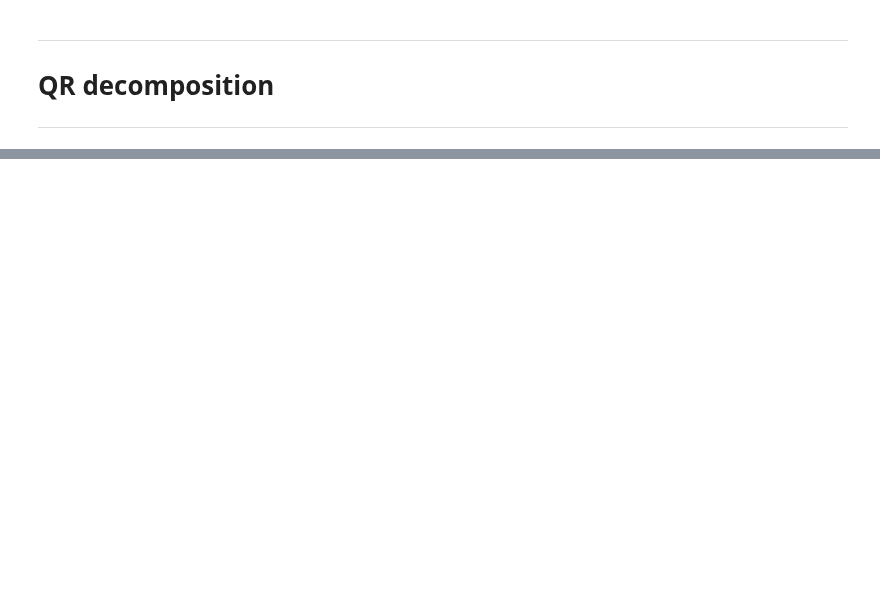
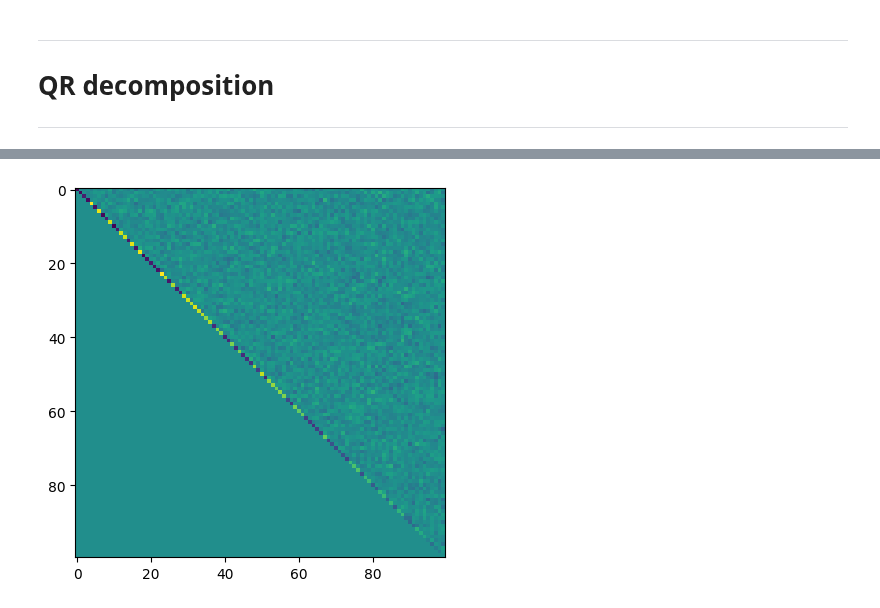
Before and after one commit to SiracencoSerghei/linear_algebra, a Jupyter notebook: 2.8_projection_orthogon/2.8_4_QR_decomposition.ipynb, the cells around one changed output, grey strips where cells are left out. Saved outputs shown, nothing was run; the diff lists cells and outputs as text; code cells hidden in the pictures; blank space fills up the shorter version.

```diff
--- a/2.8_projection_orthogon/2.8_4_QR_decomposition.ipynb
+++ b/2.8_projection_orthogon/2.8_4_QR_decomposition.ipynb
@@ -58,0 +151,16 @@ plt.plot()
+# %%
+# inverse via QR
+
+# generate a Large (e.g., 100) matrix and invert using QR and inv()
+x = 100
+O = np.random.randn(x,x)
+
+# explicit inverse
+Oi = np.linalg.inv(O)
+
+# inverse via QR
+Q,R = np.linalg.qr(O)
+plt.imshow(R)
+plt.show()
+# %% [output]
+[figure, added]
```
Also changed, not shown: parts of 13 cells of this notebook.
